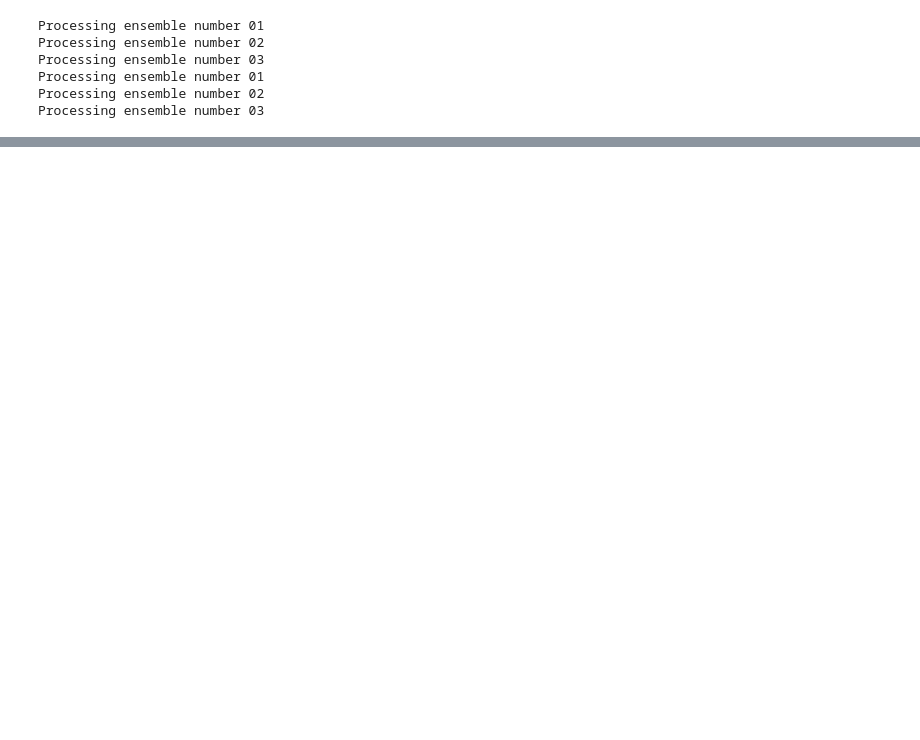
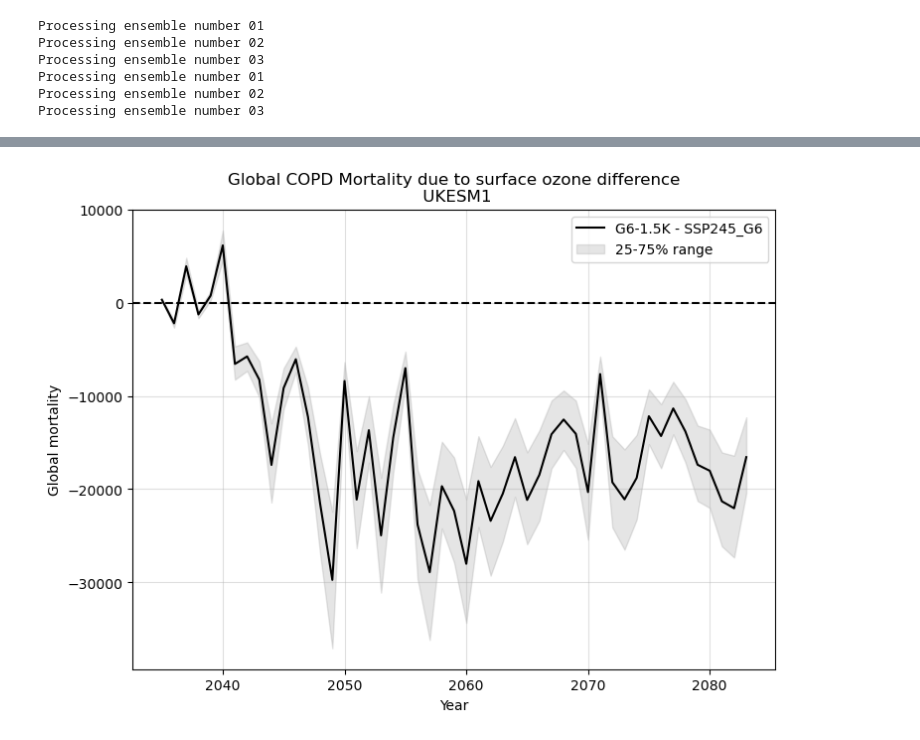
Before and after one commit to awells96/AQ_mortality_workflow, a Jupyter notebook: plotting/mortality/ozone/Global/Plot_global_mortality_timeseries.ipynb, the cells around one changed output, grey strips where cells are left out. Cells and saved outputs as stored; diff of their text form; code cells hidden in the pictures; blank space fills up the shorter version.

```diff
--- a/plotting/mortality/ozone/Global/Plot_global_mortality_timeseries.ipynb
+++ b/plotting/mortality/ozone/Global/Plot_global_mortality_timeseries.ipynb
@@ -94,0 +117,24 @@ Text(0.5, 1.0, 'Difference in Global Mortality')
+# %%
+# Quantiles for plotting uncertainty
+q1 = 0.25
+q2 = 0.75
+label = "25-75% range"
+
+difference = da2 - da1  # SAI - noSAI
+
+mean, p1, p2 = plotting_data(difference, q1, q2)
+
+plt.figure(figsize=autosize_figure(1, 1))
+plt.plot(difference["year"], mean, color="k", label=f"{scenario2} - {scenario1}")
+plt.fill_between(difference["year"], p1, p2, color="gray", alpha=0.2, label=label)
+
+plt.axhline(0, color="k", ls="--", lw=1.5)
+
+plt.grid(True, alpha=0.4)
+plt.xlabel("Year")
+plt.ylabel("Global mortality")
+plt.legend()
+plt.title(f"Global COPD Mortality due to surface ozone difference\n {model}")
+plt.show()
+# %% [output]
+[figure, added]
```
Also changed, not shown: parts of 10 cells of this notebook, 8 other files.
